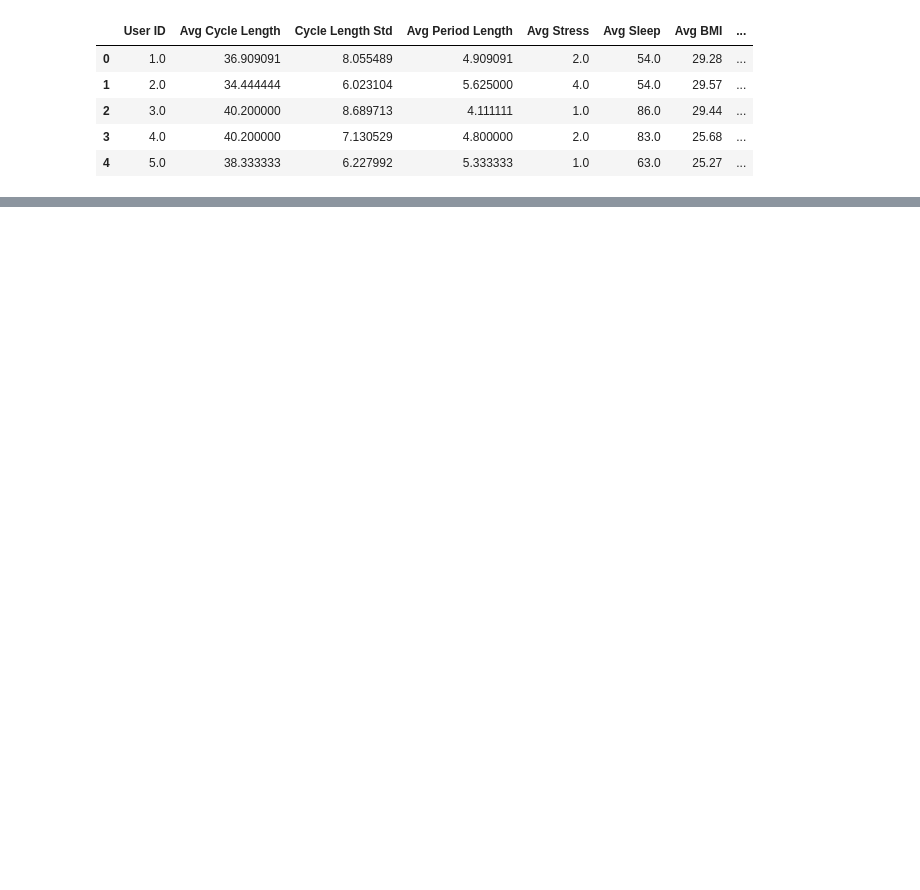
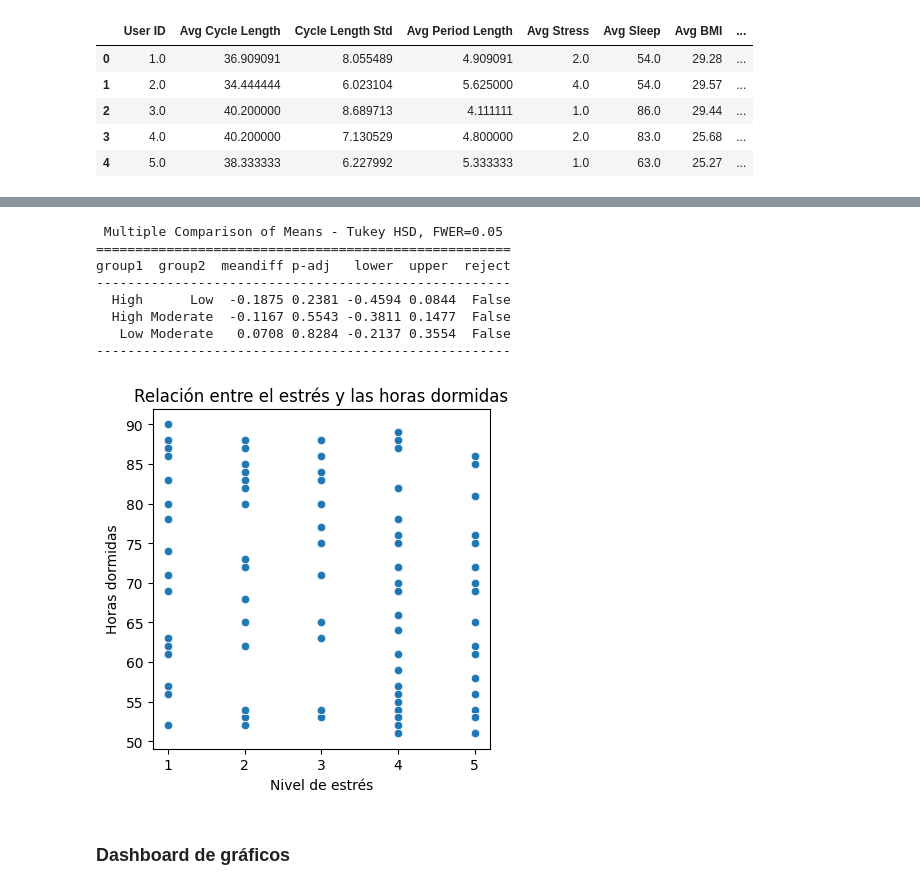
Before and after one commit to paulacadaviecodom/master-analitica-datos-paula-cadavieco, a Jupyter notebook: NB_MC_SL_GO.ipynb, the cells around one changed output, grey strips where cells are left out. Cells and saved outputs as stored; diff of their text form; code cells hidden in the pictures; blank space fills up the shorter version.

```diff
--- a/NB_MC_SL_GO.ipynb
+++ b/NB_MC_SL_GO.ipynb
@@ -94,3 +205,26 @@ resumen_por_user.head()
+# %%
+# Estrés y horas dormidas
+fig = plt.figure(figsize=(20, 15))
+ax4 = plt.subplot2grid((3,4),(0,0))
+sns.scatterplot(data=silver_menstrual_cycle_df, x='Stress Level', y='Sleep Hours')
+ax4.set_title('Relación entre el estrés y las horas dormidas')
+ax4.set_xlabel('Nivel de estrés')
+ax4.set_ylabel('Horas dormidas')
+
+tukey = pairwise_tukeyhsd(silver_menstrual_cycle_df['Period Length'], silver_menstrual_cycle_df['Exercise Frequency'])
+print(tukey) # todas False: No hay relación
+# %% [output]
+ Multiple Comparison of Means - Tukey HSD, FWER=0.05
+=====================================================
+group1  group2  meandiff p-adj   lower  upper  reject
+-----------------------------------------------------
+  High      Low  -0.1875 0.2381 -0.4594 0.0844  False
+  High Moderate  -0.1167 0.5543 -0.3811 0.1477  False
+   Low Moderate   0.0708 0.8284 -0.2137 0.3554  False
+-----------------------------------------------------
+[figure, added]
+# %% [markdown]
+### Dashboard de gráficos
 # %%
 # Configurar el estilo
 plt.style.use('seaborn-v0_8')
```
Also changed, not shown: parts of 25 cells of this notebook.
